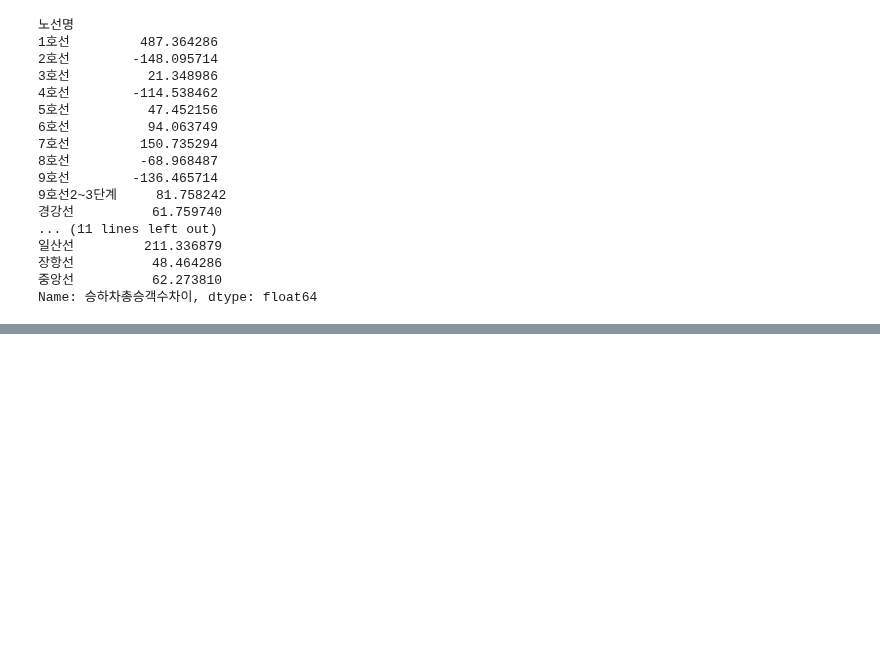
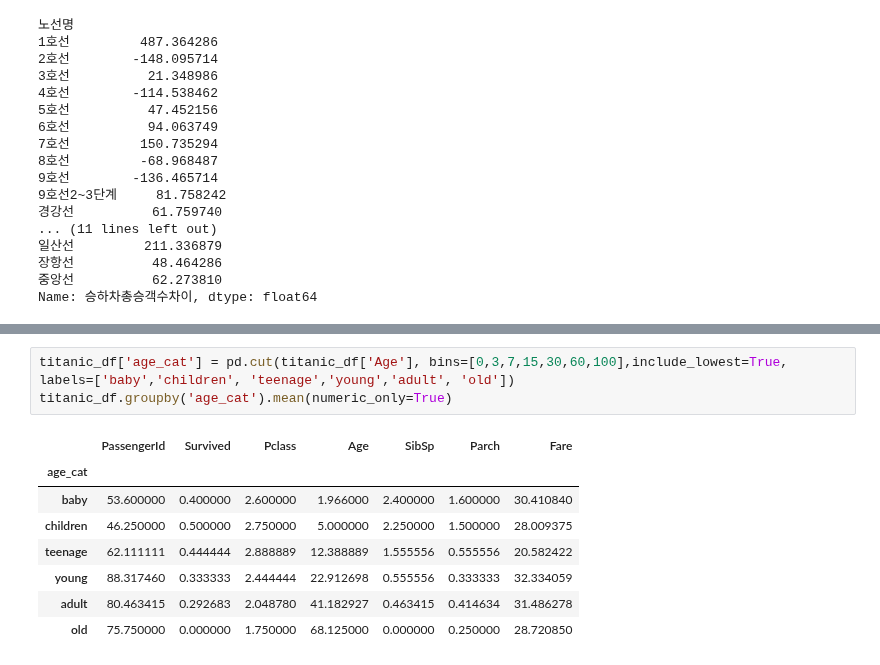
Before and after one commit to Telkem/hipython_rep, a Jupyter notebook: 15_데이터전처리2.ipynb, the cells around one changed output, grey strips where cells are left out. Saved outputs shown, nothing was run; the diff lists cells and outputs as text; blank space fills up the shorter version.

```diff
--- a/15_데이터전처리2.ipynb
+++ b/15_데이터전처리2.ipynb
@@ -821,0 +840,12 @@ Name: 승하차총승객수차이, dtype: float64
+# %%
+titanic_df['age_cat'] = pd.cut(titanic_df['Age'], bins=[0,3,7,15,30,60,100],include_lowest=True, labels=['baby','children', 'teenage','young','adult', 'old'])
+titanic_df.groupby('age_cat').mean(numeric_only=True)
+# %% [output]
+|  | PassengerId | Survived | Pclass | Age | SibSp | Parch | Fare |
+| age_cat |  |  |  |  |  |  |  |
+| baby | 53.600000 | 0.400000 | 2.600000 | 1.966000 | 2.400000 | 1.600000 | 30.410840 |
+| children | 46.250000 | 0.500000 | 2.750000 | 5.000000 | 2.250000 | 1.500000 | 28.009375 |
+| teenage | 62.111111 | 0.444444 | 2.888889 | 12.388889 | 1.555556 | 0.555556 | 20.582422 |
+| young | 88.317460 | 0.333333 | 2.444444 | 22.912698 | 0.555556 | 0.333333 | 32.334059 |
+| adult | 80.463415 | 0.292683 | 2.048780 | 41.182927 | 0.463415 | 0.414634 | 31.486278 |
+| old | 75.750000 | 0.000000 | 1.750000 | 68.125000 | 0.000000 | 0.250000 | 28.720850 |
```
Also changed, not shown: parts of 1 cell of this notebook.
